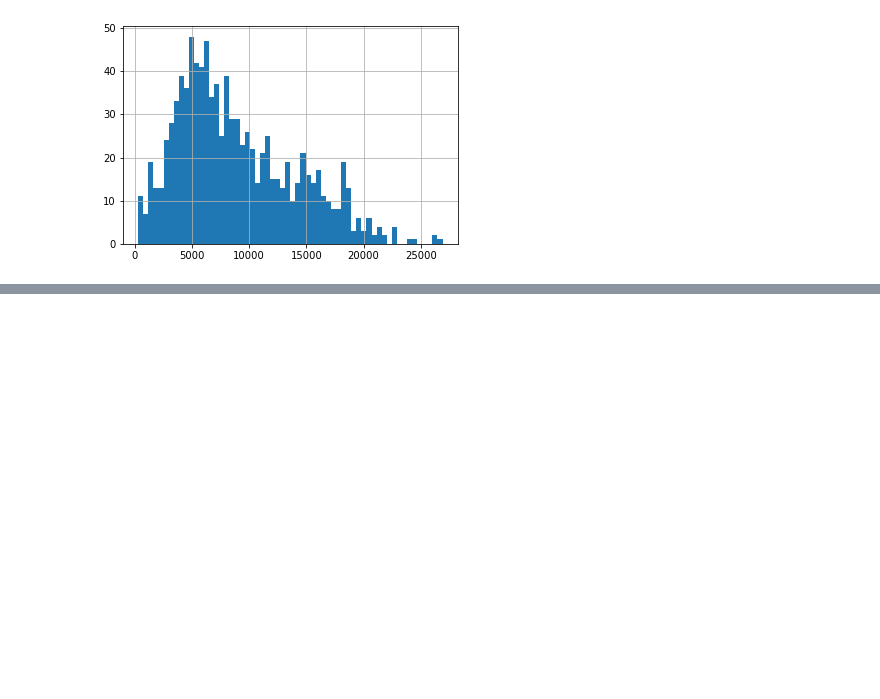
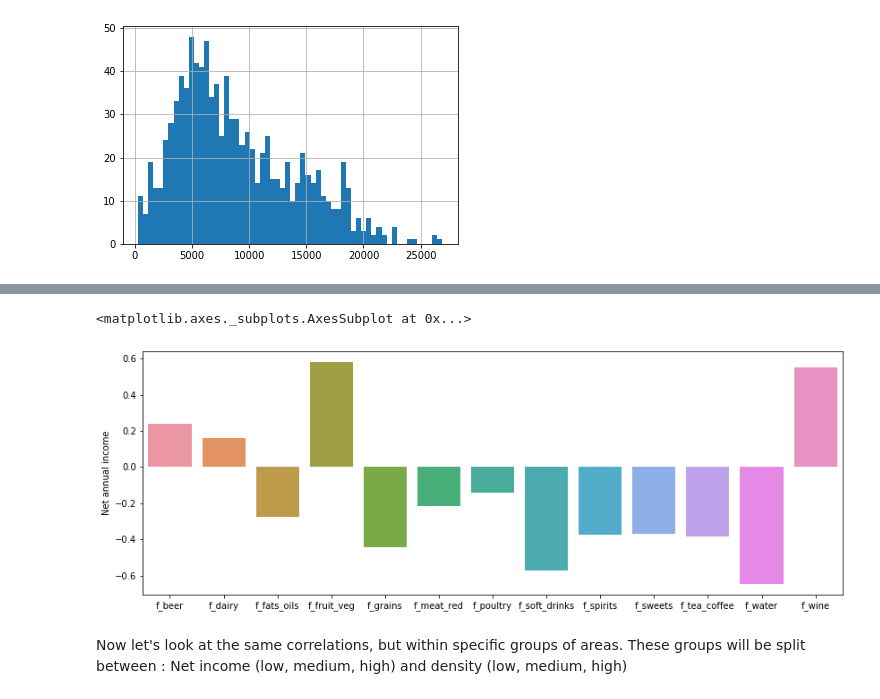
Before and after one commit to epfl-ada/ada-2020-project-milestone-p3-p3_share_loc, a Jupyter notebook: eda.ipynb, the cells around one changed output, grey strips where cells are left out. Cells and saved outputs as stored; diff of their text form; code cells hidden in the pictures; blank space fills up the shorter version.

```diff
--- a/eda.ipynb
+++ b/eda.ipynb
@@ -128,0 +207,10 @@ plt.show()
+# %%
+plt.figure(figsize = (14, 5))
+y_ax = rho[abs(rho['Net annual income']) >= 0.107]['Net annual income'].drop(["Net annual income", "young_density", "old_density"])
+x_ax = rho[abs(rho['Net annual income'])>=0.107].drop(["Net annual income", "young_density", "old_density"]).index
+sns.barplot(x_ax, y_ax )
+# %% [output]
+<matplotlib.axes._subplots.AxesSubplot at 0x...>
+[figure, added]
+# %% [markdown]
+Now let's look at the same correlations, but within specific groups of areas. These groups will be split between : Net income (low, medium, high) and density (low, medium, high)
```
Also changed, not shown: parts of 21 cells of this notebook.
